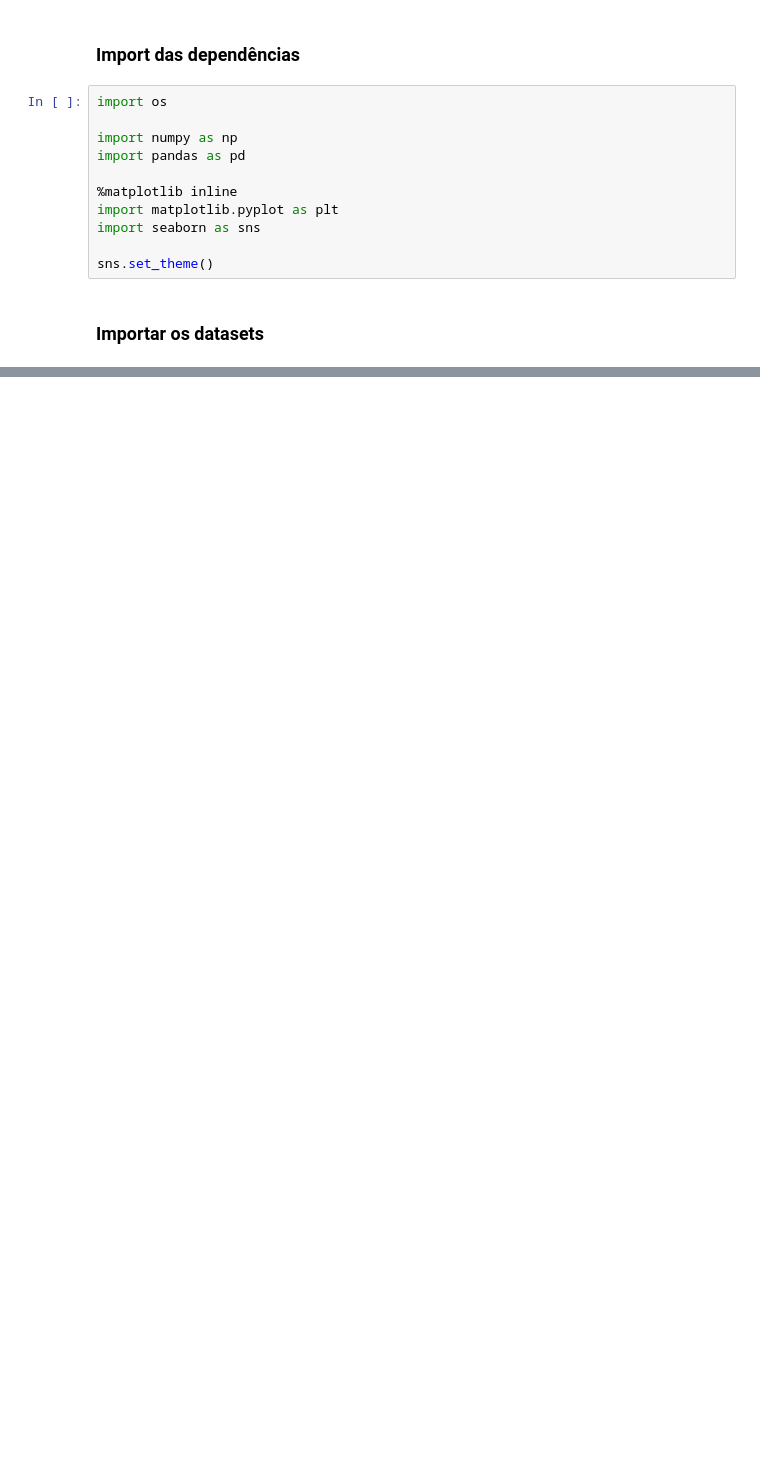
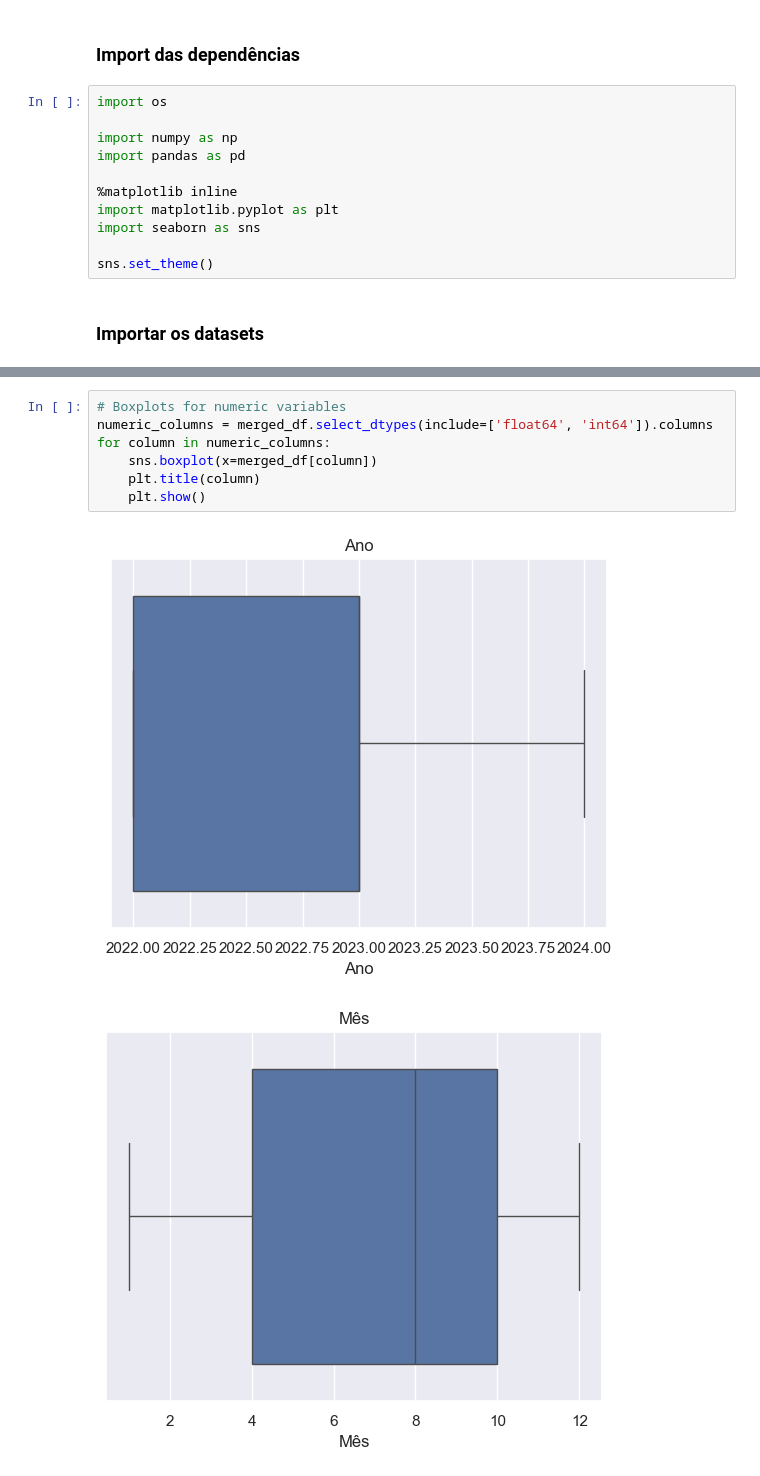
Before and after one commit to kreativermario/Projeto-DECD, a Jupyter notebook: notebooks/preparacao_dados.ipynb, the cells around one changed output, grey strips where cells are left out. Cells and saved outputs as stored; diff of their text form; blank space fills up the shorter version.

```diff
--- a/notebooks/preparacao_dados.ipynb
+++ b/notebooks/preparacao_dados.ipynb
@@ -32,0 +63,10 @@ df_ordens_servico = pd.read_csv(ordens_servico_path, delimiter=';')
+# %%
+# Boxplots for numeric variables
+numeric_columns = merged_df.select_dtypes(include=['float64', 'int64']).columns
+for column in numeric_columns:
+    sns.boxplot(x=merged_df[column])
+    plt.title(column)
+    plt.show()
+# %% [output]
+[figure, added]
+[figure, added]
```
Also changed, not shown: parts of 8 cells of this notebook.
